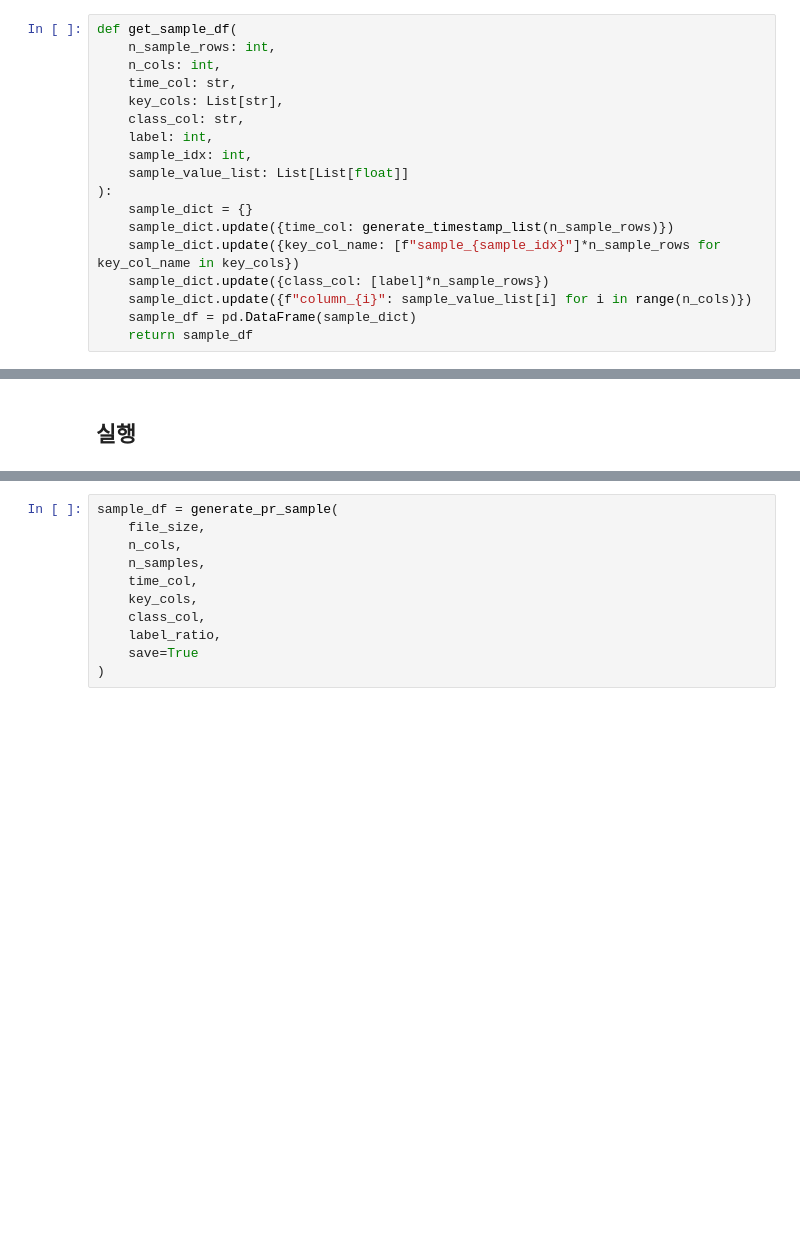
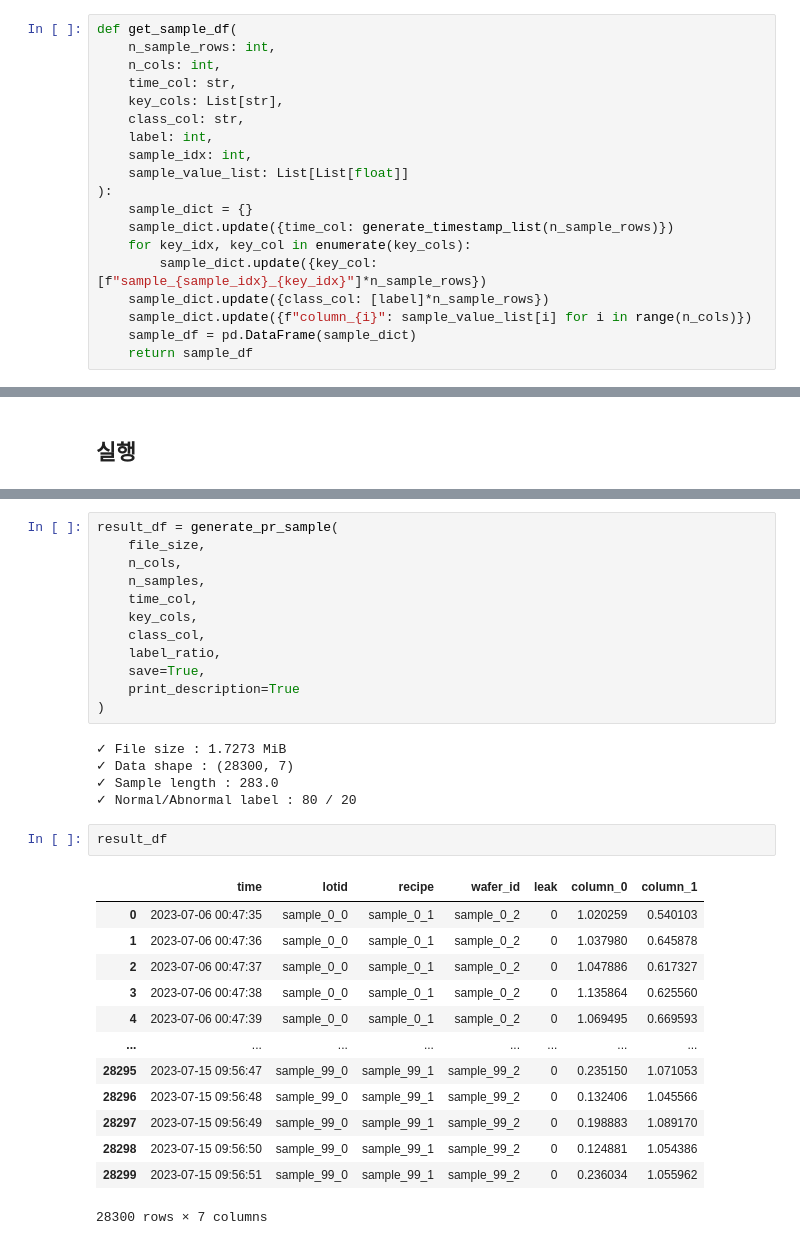
Before and after one commit to htyvv/pytorch_snippets, a Jupyter notebook: src/generator/pr_sample.ipynb, the cells around one changed output, grey strips where cells are left out. Cells and saved outputs as stored; diff of their text form; blank space fills up the shorter version.

```diff
--- a/src/generator/pr_sample.ipynb
+++ b/src/generator/pr_sample.ipynb
@@ -294,7 +315,8 @@ def get_sample_df(
 ):
     sample_dict = {}
     sample_dict.update({time_col: generate_timestamp_list(n_sample_rows)})
-    sample_dict.update({key_col_name: [f"sample_{sample_idx}"]*n_sample_rows for key_col_name in key_cols})
+    for key_idx, key_col in enumerate(key_cols):
+        sample_dict.update({key_col: [f"sample_{sample_idx}_{key_idx}"]*n_sample_rows})
     sample_dict.update({class_col: [label]*n_sample_rows})
     sample_dict.update({f"column_{i}": sample_value_list[i] for i in range(n_cols)})
     sample_df = pd.DataFrame(sample_dict)
@@ -358,5 +410,5 @@ label_ratio = 0.8
 # %%
-sample_df = generate_pr_sample(
+result_df = generate_pr_sample(
     file_size,
     n_cols,
     n_samples,
@@ -364,5 +416,27 @@ sample_df = generate_pr_sample(
     key_cols,
     class_col,
     label_ratio,
-    save=True
+    save=True,
+    print_description=True
 )
+# %% [output]
+✓ File size : 1.7273 MiB
+✓ Data shape : (28300, 7)
+✓ Sample length : 283.0
+✓ Normal/Abnormal label : 80 / 20
+# %%
+result_df
+# %% [output]
+|  | time | lotid | recipe | wafer_id | leak | column_0 | column_1 |
+| 0 | 2023-07-06 00:47:35 | sample_0_0 | sample_0_1 | sample_0_2 | 0 | 1.020259 | 0.540103 |
+| 1 | 2023-07-06 00:47:36 | sample_0_0 | sample_0_1 | sample_0_2 | 0 | 1.037980 | 0.645878 |
+| 2 | 2023-07-06 00:47:37 | sample_0_0 | sample_0_1 | sample_0_2 | 0 | 1.047886 | 0.617327 |
+| 3 | 2023-07-06 00:47:38 | sample_0_0 | sample_0_1 | sample_0_2 | 0 | 1.135864 | 0.625560 |
+| 4 | 2023-07-06 00:47:39 | sample_0_0 | sample_0_1 | sample_0_2 | 0 | 1.069495 | 0.669593 |
+| ... | ... | ... | ... | ... | ... | ... | ... |
+| 28295 | 2023-07-15 09:56:47 | sample_99_0 | sample_99_1 | sample_99_2 | 0 | 0.235150 | 1.071053 |
+| 28296 | 2023-07-15 09:56:48 | sample_99_0 | sample_99_1 | sample_99_2 | 0 | 0.132406 | 1.045566 |
+| 28297 | 2023-07-15 09:56:49 | sample_99_0 | sample_99_1 | sample_99_2 | 0 | 0.198883 | 1.089170 |
+| 28298 | 2023-07-15 09:56:50 | sample_99_0 | sample_99_1 | sample_99_2 | 0 | 0.124881 | 1.054386 |
+| 28299 | 2023-07-15 09:56:51 | sample_99_0 | sample_99_1 | sample_99_2 | 0 | 0.236034 | 1.055962 |
+28300 rows × 7 columns
```
Also changed, not shown: parts of 12 cells of this notebook, 2 other files.
